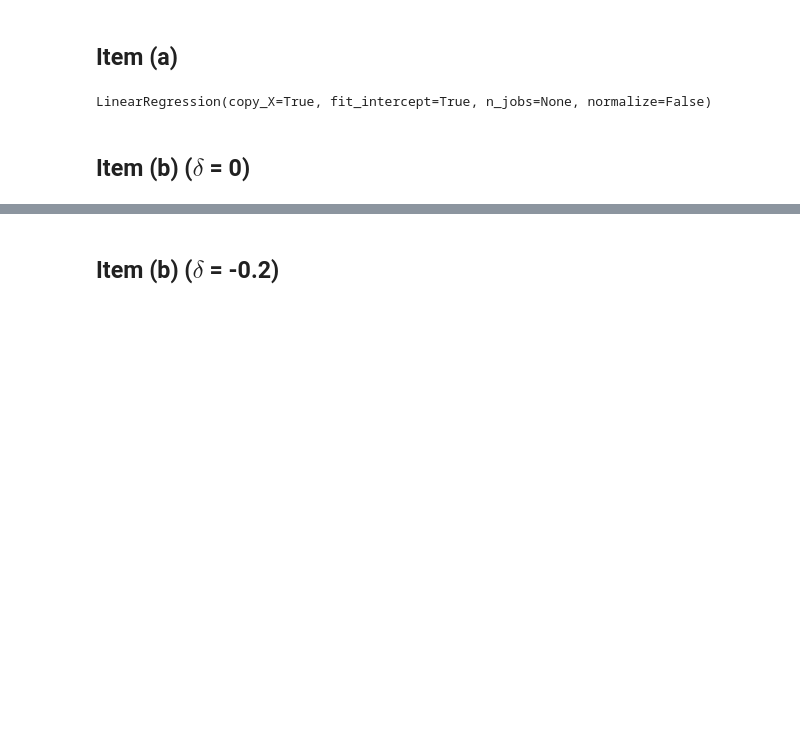
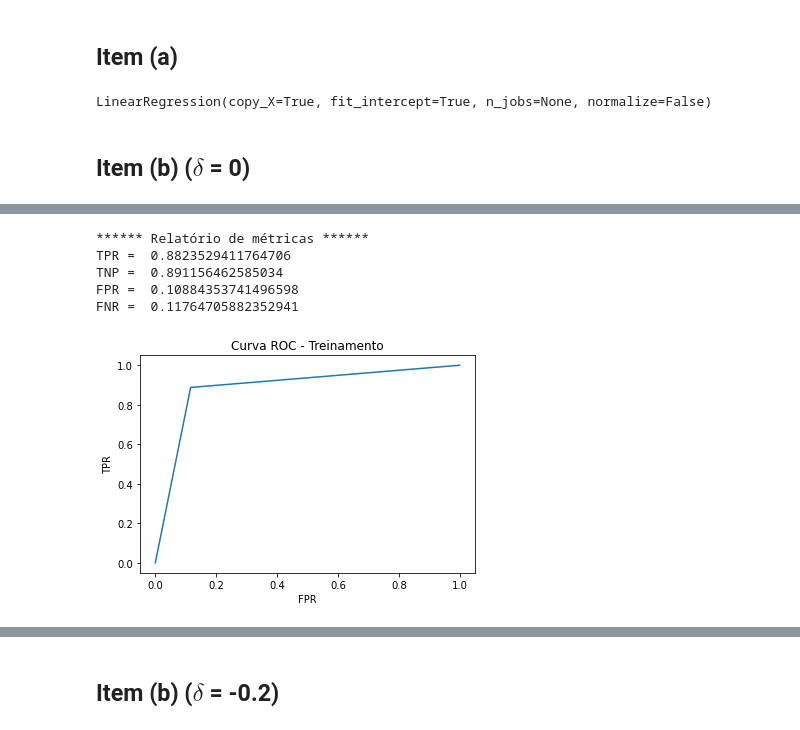
Before and after one commit to julianovale/PO450, a Jupyter notebook: Semana07_PO450_Atividade05.ipynb, the cells around one changed output, grey strips where cells are left out. Drawn from its saved outputs; the diff is of its cells as text; code cells hidden in the pictures; blank space fills up the shorter version.

```diff
--- a/Semana07_PO450_Atividade05.ipynb
+++ b/Semana07_PO450_Atividade05.ipynb
@@ -85,0 +121,34 @@ weighted avg       0.87      0.87      0.87       300
+# %%
+TN = Conf_Matrix[0][0]
+FP = Conf_Matrix[0][1]
+FN = Conf_Matrix[1][0]
+TP = Conf_Matrix[1][1]
+P = FN+TP
+N = TN+FP
+TPR = TP/P
+TNR = TN/N
+FPR = FP/N
+FNR = FN/P
+
+print('****** Relatório de métricas ******')
+print('TPR = ', TPR)
+print('TNP = ', TNR)
+print('FPR = ', FPR)
+print('FNR = ', FNR)
+# %% [output]
+****** Relatório de métricas ******
+TPR =  0.8823529411764706
+TNP =  0.891156462585034
+FPR =  0.10884353741496598
+FNR =  0.11764705882352941
+# %%
+# Curva ROC
+
+fpr, tpr, thresholds = roc_curve(d_train, d_hat_train)
+
+plt.plot(fpr, tpr)
+plt.title("Curva ROC - Treinamento")
+plt.xlabel("FPR")
+plt.ylabel("TPR");
+# %% [output]
+[figure, added]
```
Also changed, not shown: parts of 20 cells of this notebook.
